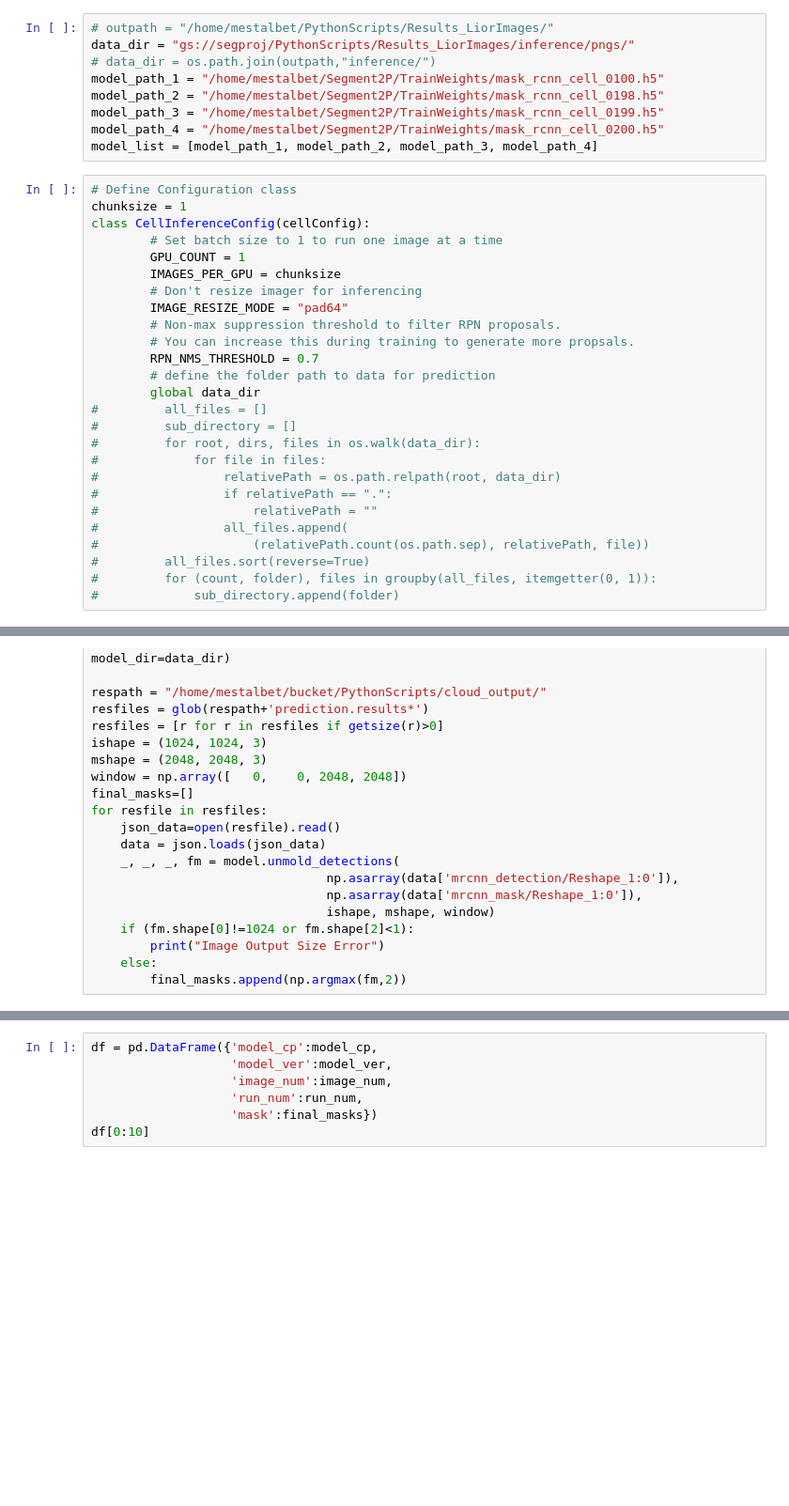
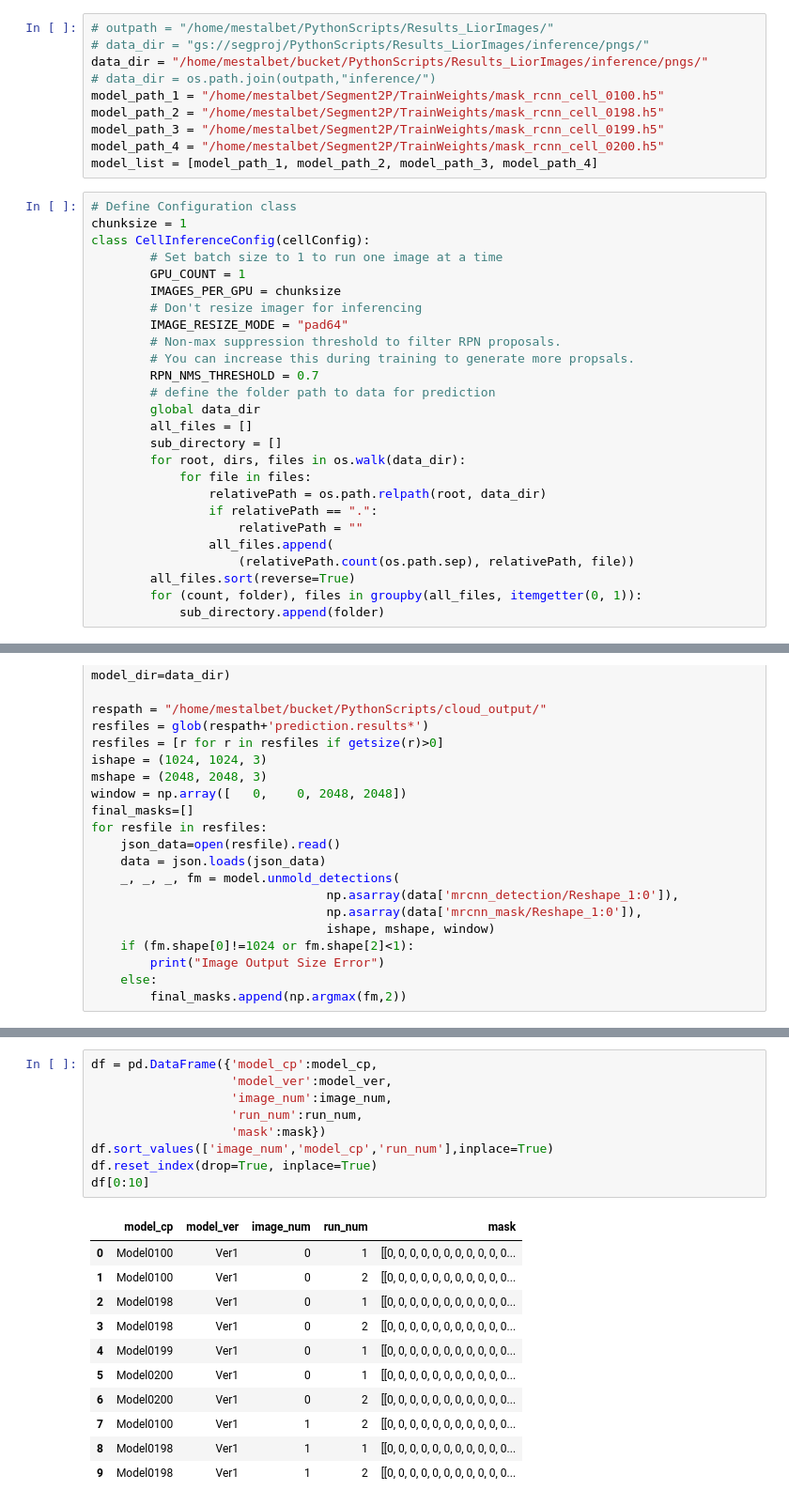
Before and after one commit to NoahDolev/Segment2P_Old, a Jupyter notebook: Segment_BatchMode_ProcessMeanFiles_Ver3.ipynb, the cells around one changed output, grey strips where cells are left out. Shown: that part at 94% size. Saved outputs shown, nothing was run; the diff lists cells and outputs as text; blank space fills up the shorter version.

```diff
--- a/Segment_BatchMode_ProcessMeanFiles_Ver3.ipynb
+++ b/Segment_BatchMode_ProcessMeanFiles_Ver3.ipynb
@@ -85,7 +85,8 @@ plotly.offline.init_notebook_mode(connected=True)
 Using TensorFlow backend.
 # %%
 # outpath = "/home/mestalbet/PythonScripts/Results_LiorImages/"
-data_dir = "gs://segproj/PythonScripts/Results_LiorImages/inference/pngs/"
+# data_dir = "gs://segproj/PythonScripts/Results_LiorImages/inference/pngs/"
+data_dir = "/home/mestalbet/bucket/PythonScripts/Results_LiorImages/inference/pngs/"
 # data_dir = os.path.join(outpath,"inference/")
 model_path_1 = "/home/mestalbet/Segment2P/TrainWeights/mask_rcnn_cell_0100.h5"
 model_path_2 = "/home/mestalbet/Segment2P/TrainWeights/mask_rcnn_cell_0198.h5"
@@ -106,18 +107,18 @@ class CellInferenceConfig(cellConfig):
         RPN_NMS_THRESHOLD = 0.7
         # define the folder path to data for prediction
         global data_dir
-#         all_files = []
-#         sub_directory = []
-#         for root, dirs, files in os.walk(data_dir):
-#             for file in files:
-#                 relativePath = os.path.relpath(root, data_dir)
-#                 if relativePath == ".":
-#                     relativePath = ""
-#                 all_files.append(
-#                     (relativePath.count(os.path.sep), relativePath, file))
-#         all_files.sort(reverse=True)
-#         for (count, folder), files in groupby(all_files, itemgetter(0, 1)):
-#             sub_directory.append(folder)
+        all_files = []
+        sub_directory = []
+        for root, dirs, files in os.walk(data_dir):
+            for file in files:
+                relativePath = os.path.relpath(root, data_dir)
+                if relativePath == ".":
+                    relativePath = ""
+                all_files.append(
+                    (relativePath.count(os.path.sep), relativePath, file))
+        all_files.sort(reverse=True)
+        for (count, folder), files in groupby(all_files, itemgetter(0, 1)):
+            sub_directory.append(folder)
 # %%
 ##### Setup Path Iterator ######
 
@@ -366,7 +370,21 @@ for (dirpath, dirnames, filenames) in os.walk(respath):
 # %%
 df = pd.DataFrame({'model_cp':model_cp,
                    'model_ver':model_ver,
                    'image_num':image_num,
                    'run_num':run_num,
-                   'mask':final_masks})
+                   'mask':mask})
+df.sort_values(['image_num','model_cp','run_num'],inplace=True)
+df.reset_index(drop=True, inplace=True)
 df[0:10]
+# %% [output]
+|  | model_cp | model_ver | image_num | run_num | mask |
+| 0 | Model0100 | Ver1 | 0 | 1 | [[0, 0, 0, 0, 0, 0, 0, 0, 0, 0, 0... |
+| 1 | Model0100 | Ver1 | 0 | 2 | [[0, 0, 0, 0, 0, 0, 0, 0, 0, 0, 0... |
+| 2 | Model0198 | Ver1 | 0 | 1 | [[0, 0, 0, 0, 0, 0, 0, 0, 0, 0, 0... |
+| 3 | Model0198 | Ver1 | 0 | 2 | [[0, 0, 0, 0, 0, 0, 0, 0, 0, 0, 0... |
+| 4 | Model0199 | Ver1 | 0 | 1 | [[0, 0, 0, 0, 0, 0, 0, 0, 0, 0, 0... |
+| 5 | Model0200 | Ver1 | 0 | 1 | [[0, 0, 0, 0, 0, 0, 0, 0, 0, 0, 0... |
+| 6 | Model0200 | Ver1 | 0 | 2 | [[0, 0, 0, 0, 0, 0, 0, 0, 0, 0, 0... |
+| 7 | Model0100 | Ver1 | 1 | 2 | [[0, 0, 0, 0, 0, 0, 0, 0, 0, 0, 0... |
+| 8 | Model0198 | Ver1 | 1 | 1 | [[0, 0, 0, 0, 0, 0, 0, 0, 0, 0, 0... |
+| 9 | Model0198 | Ver1 | 1 | 2 | [[0, 0, 0, 0, 0, 0, 0, 0, 0, 0, 0... |
```
Also changed, not shown: parts of 6 cells of this notebook, 2 other files.
